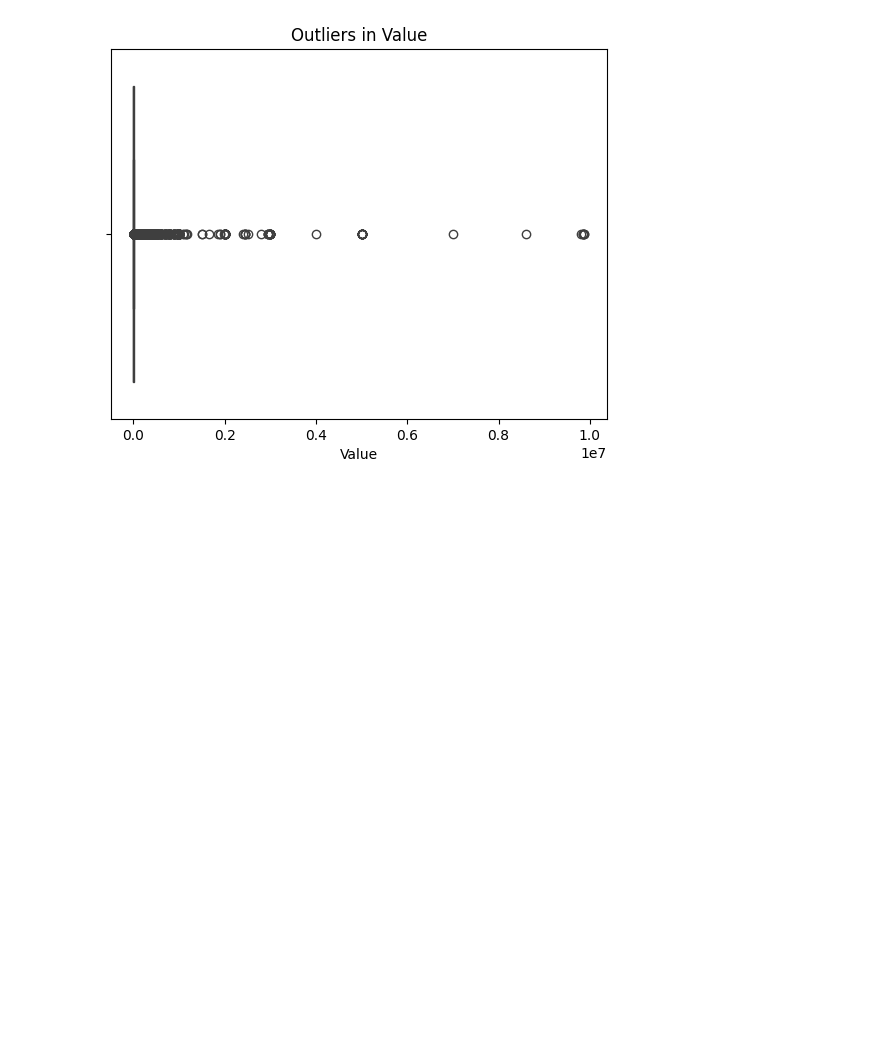
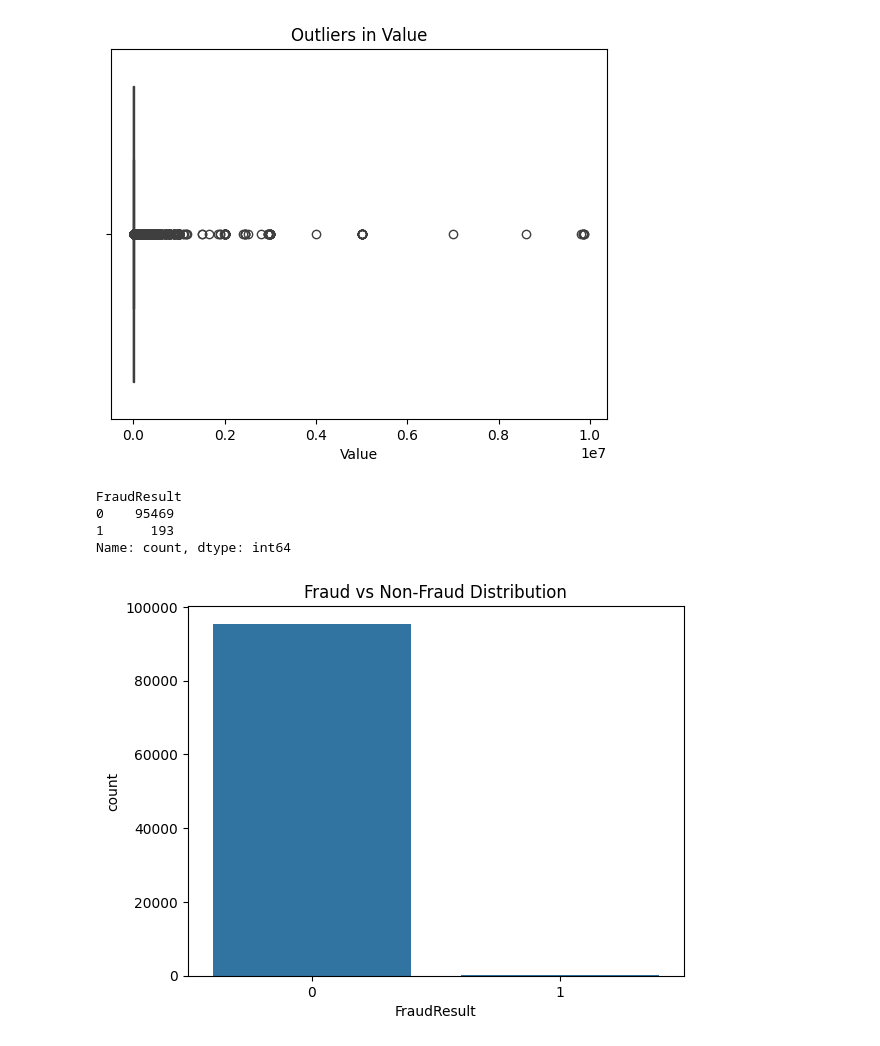
Before and after one commit to Bethabrh/credit-risk-model, a Jupyter notebook: notebooks/eda.ipynb, the cells around one changed output. Saved outputs shown, nothing was run; the diff lists cells and outputs as text; code cells hidden in the pictures; blank space fills up the shorter version.

```diff
--- a/notebooks/eda.ipynb
+++ b/notebooks/eda.ipynb
@@ -175,3 +175,16 @@ plt.title("Outliers in Value")
 plt.show()
 # %% [output]
 [figure]
+# %%
+df["FraudResult"].value_counts()
+# %% [output]
+FraudResult
+0    95469
+1      193
+Name: count, dtype: int64
+# %%
+sns.countplot(x="FraudResult", data=df)
+plt.title("Fraud vs Non-Fraud Distribution")
+plt.show()
+# %% [output]
+[figure, added]
```
Also changed, not shown: parts of 7 cells of this notebook, 1 other file.
